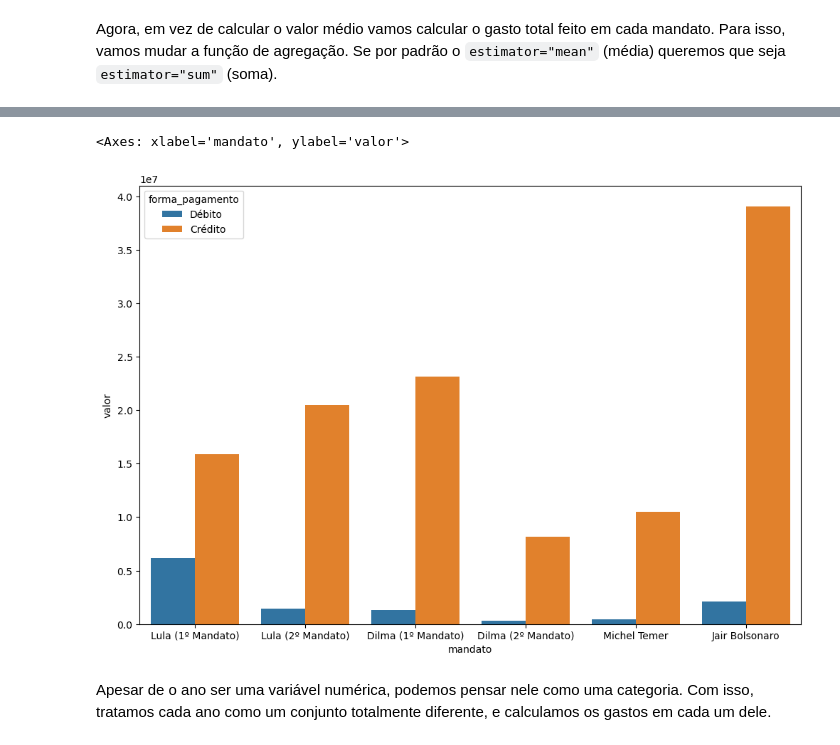
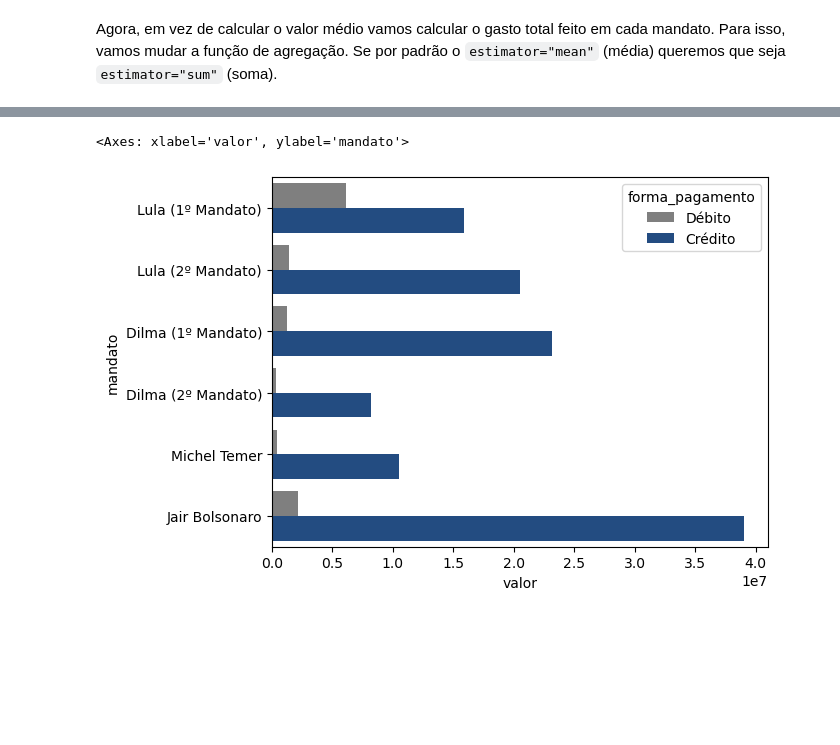
Before and after one commit to lthevenard/curso_prog, a Jupyter notebook: assets/_hidden/aula3.ipynb, the cells around one changed output, grey strips where cells are left out. Drawn from its saved outputs; the diff is of its cells as text; code cells hidden in the pictures; blank space fills up the shorter version.

```diff
--- a/assets/_hidden/aula3.ipynb
+++ b/assets/_hidden/aula3.ipynb
@@ -108,17 +203,13 @@ Podemos mudar isso com o método `plt.ticklabel_format(style='plain', axis='y')`
 # %%
-fig, ax = plt.subplots(figsize=(12, 8))
-
 sns.barplot(
-    x="mandato",
-    y="valor",
+    y="mandato",
+    x="valor",
     hue="forma_pagamento",
+    palette=["tab:gray", "#134a91"],
     estimator="sum",
     errorbar=None,
     data=cartoes,
-    ax=ax,
 )
 # %% [output]
-<Axes: xlabel='mandato', ylabel='valor'>
+<Axes: xlabel='valor', ylabel='mandato'>
-[figure, old version]
+[figure, new version]
-# %% [markdown]
-Apesar de o ano ser uma variável numérica, podemos pensar nele como uma categoria. Com isso, tratamos cada ano como um conjunto totalmente diferente, e calculamos os gastos em cada um dele.
```
Also changed, not shown: parts of 31 cells of this notebook.
